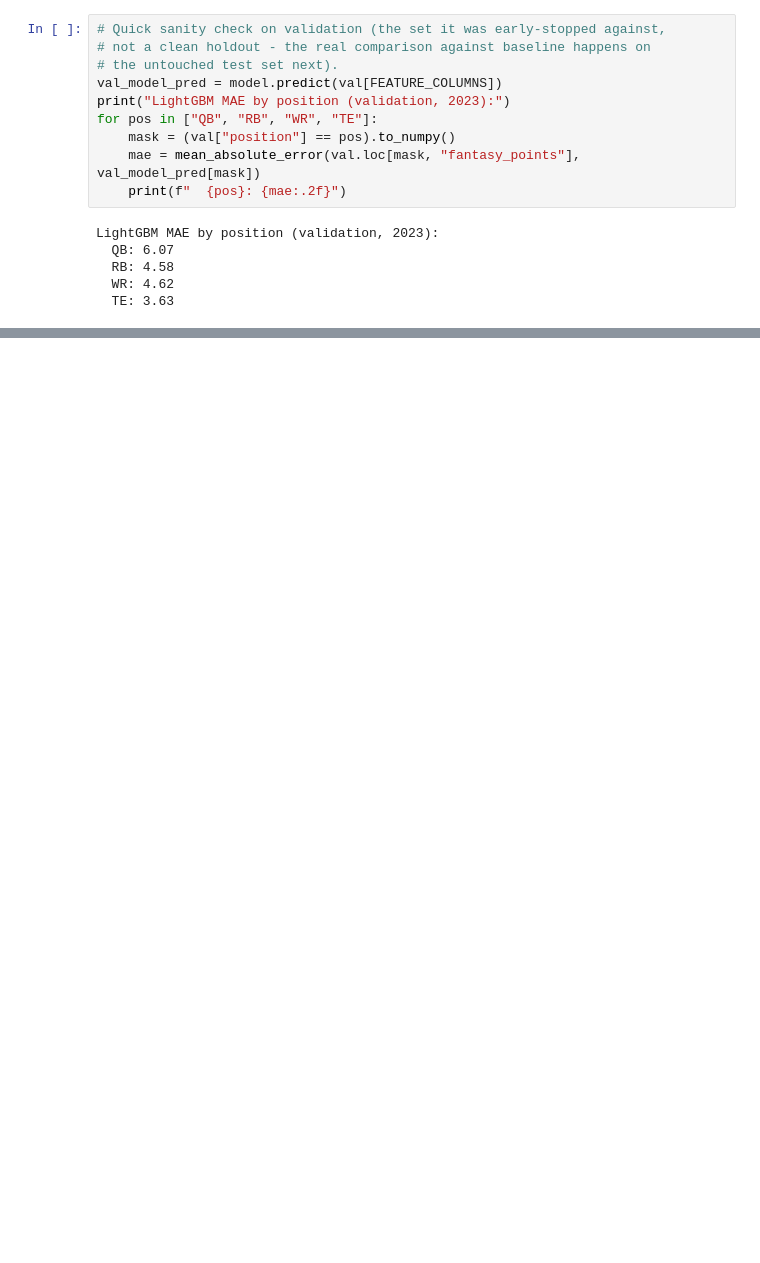
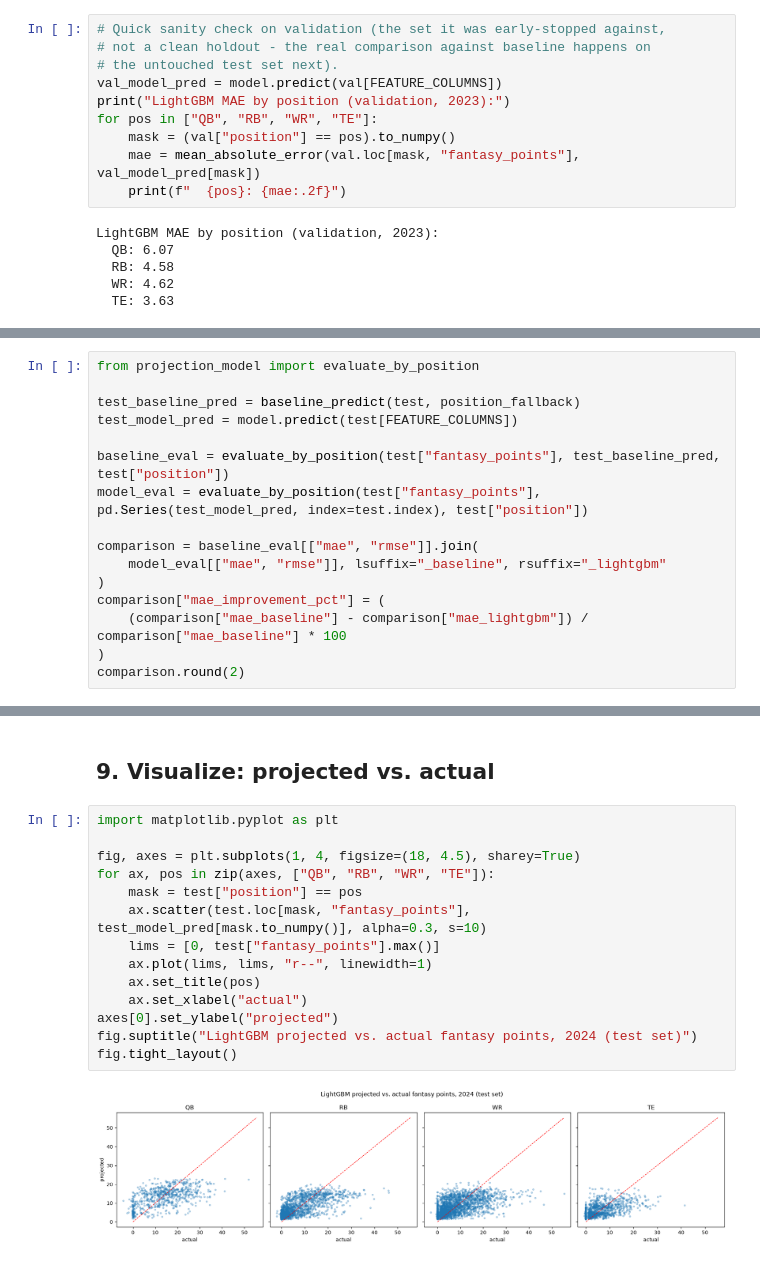
Before and after one commit to khylecalimlim/ESPNFantasyPredictor, a Jupyter notebook: notebooks/02_projection_model.ipynb, the cells around one changed output, grey strips where cells are left out. Cells and saved outputs as stored; diff of their text form; blank space fills up the shorter version.

```diff
--- a/notebooks/02_projection_model.ipynb
+++ b/notebooks/02_projection_model.ipynb
@@ -240,0 +246,16 @@ LightGBM MAE by position (validation, 2023):
+# %%
+from projection_model import evaluate_by_position
+
+test_baseline_pred = baseline_predict(test, position_fallback)
+test_model_pred = model.predict(test[FEATURE_COLUMNS])
+
+baseline_eval = evaluate_by_position(test["fantasy_points"], test_baseline_pred, test["position"])
+model_eval = evaluate_by_position(test["fantasy_points"], pd.Series(test_model_pred, index=test.index), test["position"])
+
+comparison = baseline_eval[["mae", "rmse"]].join(
+    model_eval[["mae", "rmse"]], lsuffix="_baseline", rsuffix="_lightgbm"
+)
+comparison["mae_improvement_pct"] = (
+    (comparison["mae_baseline"] - comparison["mae_lightgbm"]) / comparison["mae_baseline"] * 100
+)
+comparison.round(2)
@@ -240,0 +269,18 @@ LightGBM MAE by position (validation, 2023):
+# %% [markdown]
+## 9. Visualize: projected vs. actual
+# %%
+import matplotlib.pyplot as plt
+
+fig, axes = plt.subplots(1, 4, figsize=(18, 4.5), sharey=True)
+for ax, pos in zip(axes, ["QB", "RB", "WR", "TE"]):
+    mask = test["position"] == pos
+    ax.scatter(test.loc[mask, "fantasy_points"], test_model_pred[mask.to_numpy()], alpha=0.3, s=10)
+    lims = [0, test["fantasy_points"].max()]
+    ax.plot(lims, lims, "r--", linewidth=1)
+    ax.set_title(pos)
+    ax.set_xlabel("actual")
+axes[0].set_ylabel("projected")
+fig.suptitle("LightGBM projected vs. actual fantasy points, 2024 (test set)")
+fig.tight_layout()
+# %% [output]
+[figure, added]
```
Also changed, not shown: parts of 3 cells of this notebook, 1 other file.
